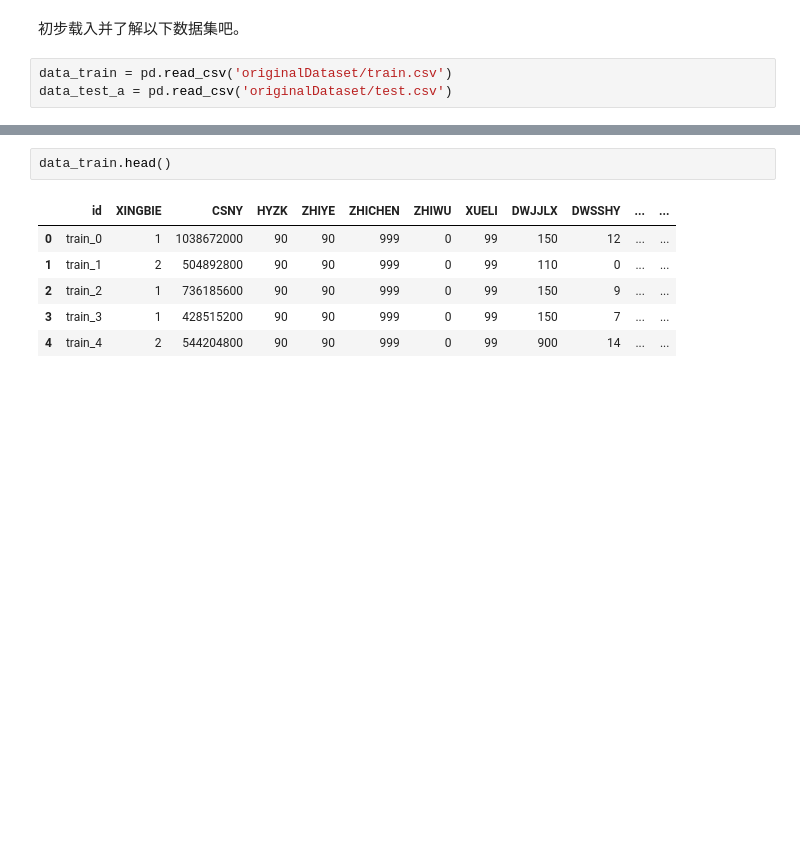
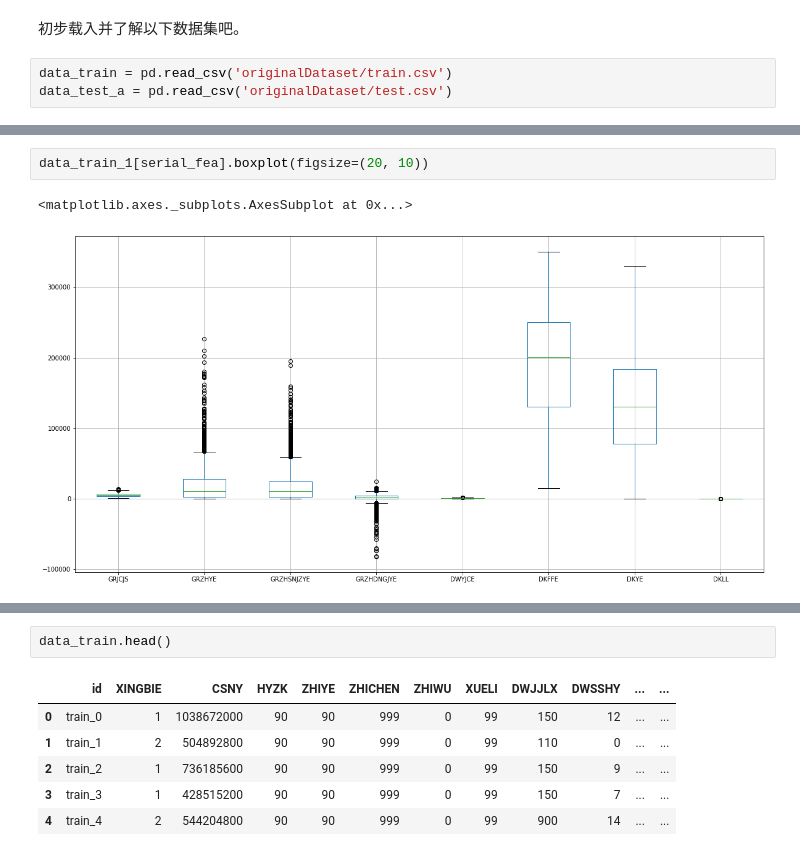
Before and after one commit to XMK233/MachineLearningPractice, a Jupyter notebook: GongJiJin/2.1-EDA-XXX.ipynb, the cells around one changed output, grey strips where cells are left out. Drawn from its saved outputs; the diff is of its cells as text; blank space fills up the shorter version.

```diff
--- a/GongJiJin/2.1-EDA-XXX.ipynb
+++ b/GongJiJin/2.1-EDA-XXX.ipynb
@@ -72,0 +111,5 @@ data_test_a = pd.read_csv('originalDataset/test.csv')
+# %%
+data_train_1[serial_fea].boxplot(figsize=(20, 10))
+# %% [output]
+<matplotlib.axes._subplots.AxesSubplot at 0x...>
+[figure, added]
```
Also changed, not shown: parts of 10 cells of this notebook, 2 other files.
